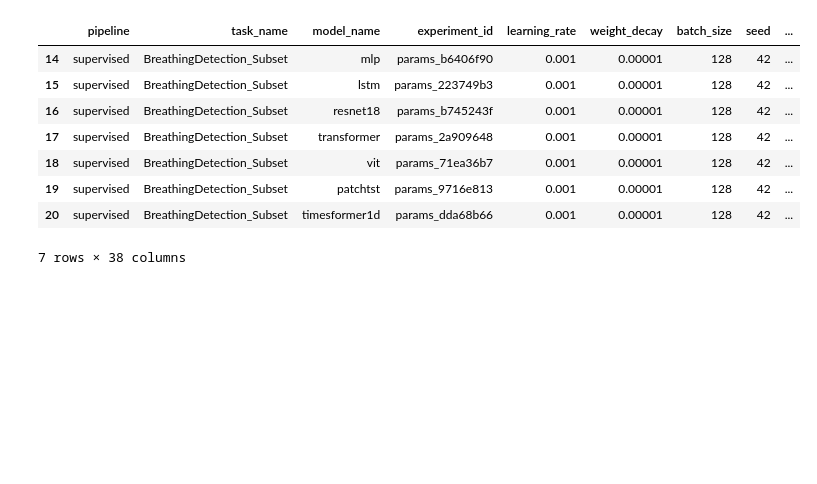
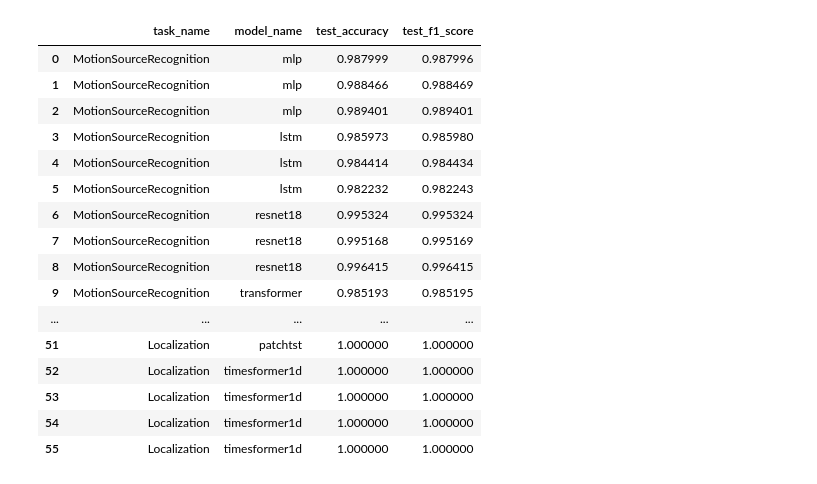
Before and after one commit to Jenny-Zhu/CSI-Bench-Real-WiFi-Sensing-Benchmark, a Jupyter notebook: result_analysis/all_result_analysis.ipynb, the cells around one changed output. Drawn from its saved outputs; the diff is of its cells as text; code cells hidden in the pictures; blank space fills up the shorter version.

Commit message:
update result summary

```diff
--- a/result_analysis/all_result_analysis.ipynb
+++ b/result_analysis/all_result_analysis.ipynb
@@ -140,16 +141,24 @@ Found 2 experiments for supervised/BreathingDetection_Subset/vit
 # %%
-# results_df[["task_name","model_name","test_accuracy", "test_f1_score"]]
-results_df[results_df['task_name'] == 'BreathingDetection_Subset']
+results_df[["task_name","model_name","test_accuracy", "test_f1_score"]]
+# results_df[results_df['task_name'] == 'BreathingDetection_Subset']
 # %% [output]
-|  | pipeline | task_name | model_name | experiment_id | learning_rate | weight_decay | batch_size | seed | ... |
-| 14 | supervised | BreathingDetection_Subset | mlp | params_b6406f90 | 0.001 | 0.00001 | 128 | 42 | ... |
-| 15 | supervised | BreathingDetection_Subset | lstm | params_223749b3 | 0.001 | 0.00001 | 128 | 42 | ... |
-| 16 | supervised | BreathingDetection_Subset | resnet18 | params_b745243f | 0.001 | 0.00001 | 128 | 42 | ... |
-| 17 | supervised | BreathingDetection_Subset | transformer | params_2a909648 | 0.001 | 0.00001 | 128 | 42 | ... |
-| 18 | supervised | BreathingDetection_Subset | vit | params_71ea36b7 | 0.001 | 0.00001 | 128 | 42 | ... |
-| 19 | supervised | BreathingDetection_Subset | patchtst | params_9716e813 | 0.001 | 0.00001 | 128 | 42 | ... |
-| 20 | supervised | BreathingDetection_Subset | timesformer1d | params_dda68b66 | 0.001 | 0.00001 | 128 | 42 | ... |
+|  | task_name | model_name | test_accuracy | test_f1_score |
+| 0 | MotionSourceRecognition | mlp | 0.987999 | 0.987996 |
+| 1 | MotionSourceRecognition | mlp | 0.988466 | 0.988469 |
+| 2 | MotionSourceRecognition | mlp | 0.989401 | 0.989401 |
+| 3 | MotionSourceRecognition | lstm | 0.985973 | 0.985980 |
+| 4 | MotionSourceRecognition | lstm | 0.984414 | 0.984434 |
+| 5 | MotionSourceRecognition | lstm | 0.982232 | 0.982243 |
+| 6 | MotionSourceRecognition | resnet18 | 0.995324 | 0.995324 |
+| 7 | MotionSourceRecognition | resnet18 | 0.995168 | 0.995169 |
+| 8 | MotionSourceRecognition | resnet18 | 0.996415 | 0.996415 |
+| 9 | MotionSourceRecognition | transformer | 0.985193 | 0.985195 |
+| ... | ... | ... | ... | ... |
+| 51 | Localization | patchtst | 1.000000 | 1.000000 |
+| 52 | Localization | timesformer1d | 1.000000 | 1.000000 |
+| 53 | Localization | timesformer1d | 1.000000 | 1.000000 |
+| 54 | Localization | timesformer1d | 1.000000 | 1.000000 |
+| 55 | Localization | timesformer1d | 1.000000 | 1.000000 |
-7 rows × 38 columns
 # %%
 # Save results to CSV
 output_path = "all_results_summary.csv"
```
Also changed, not shown: parts of 7 cells of this notebook, 1 other file.
